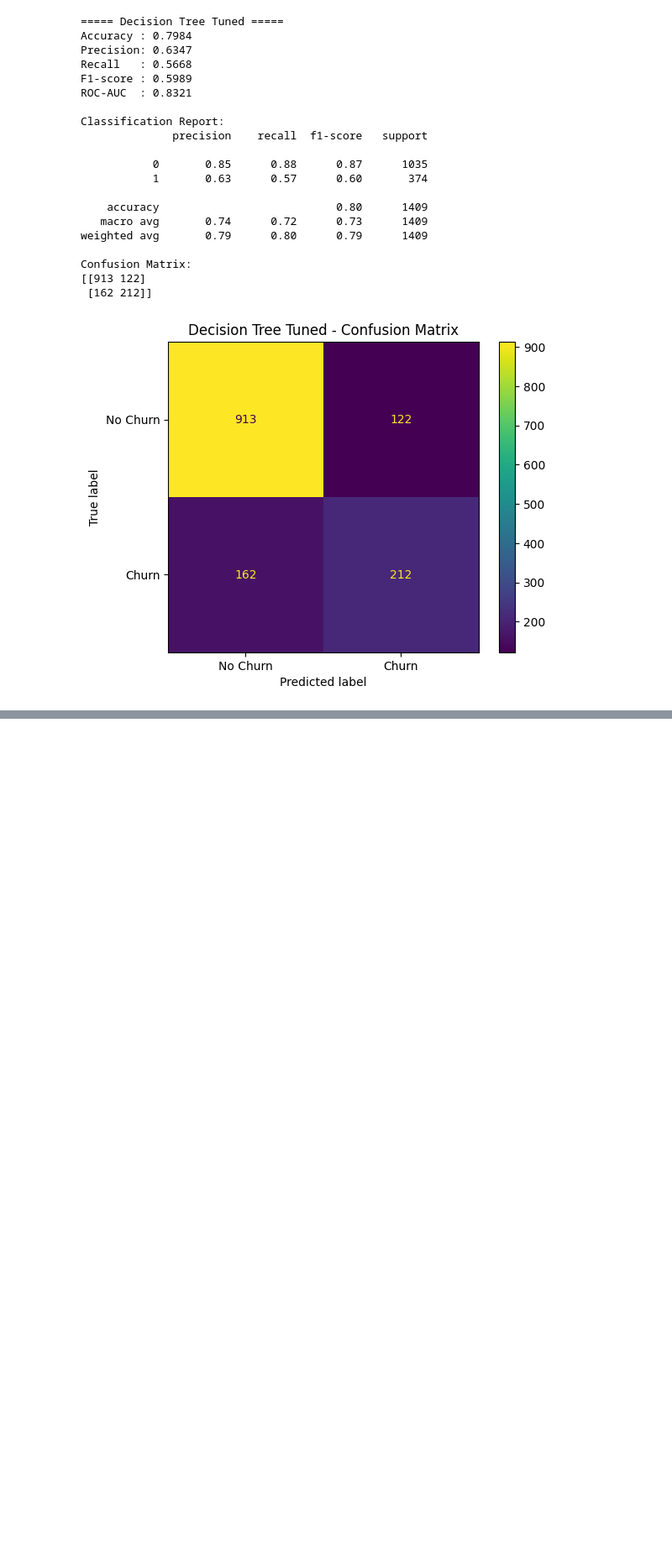
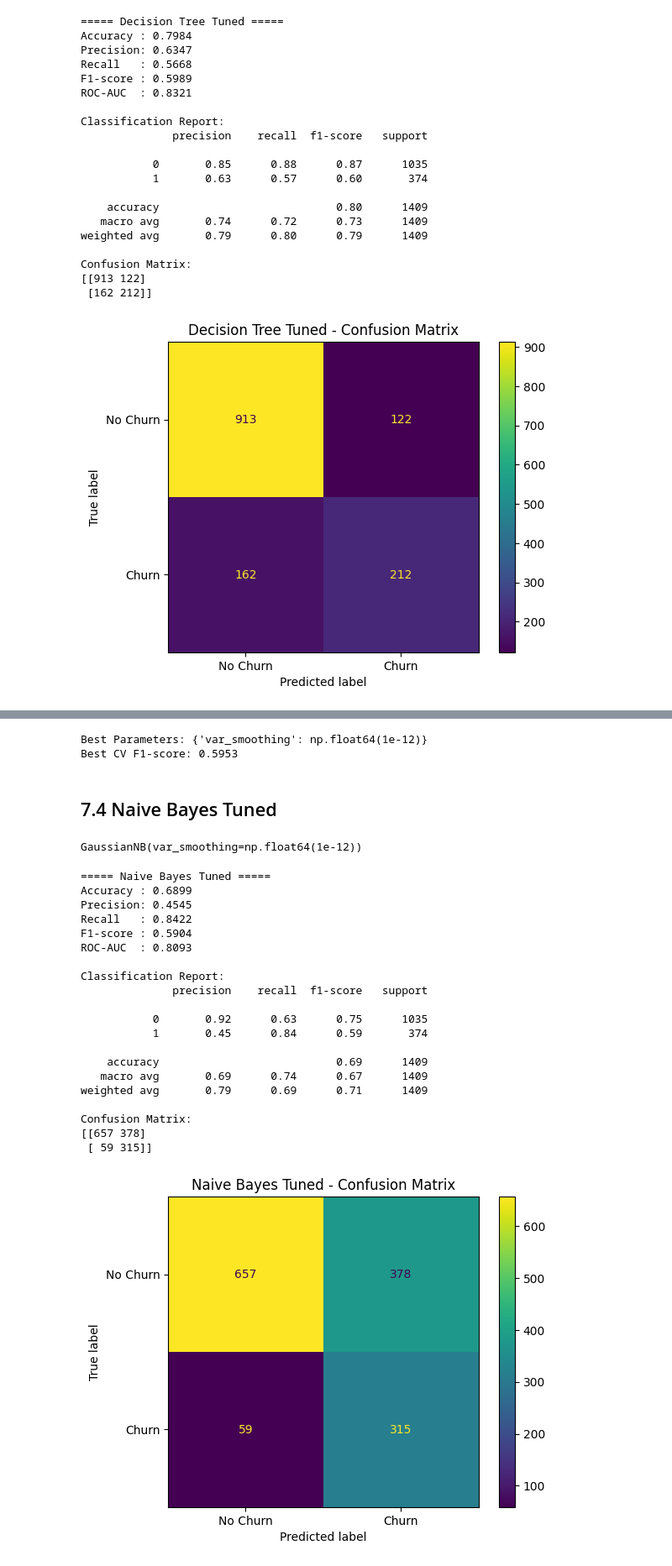
Before and after one commit to huynhthu214/Telco-Churn-DM, a Jupyter notebook: notebook/02_Modeling_Models.ipynb, the cells around one changed output, grey strips where cells are left out. Shown at 84% size. Saved outputs shown, nothing was run; the diff lists cells and outputs as text; code cells hidden in the pictures; blank space fills up the shorter version.

```diff
--- a/notebook/02_Modeling_Models.ipynb
+++ b/notebook/02_Modeling_Models.ipynb
@@ -752,0 +952,59 @@ Confusion Matrix:
+# %%
+param_grid_nb = {
+    "var_smoothing": np.logspace(-12, -6, 13)
+}
+
+grid_nb = GridSearchCV(
+    estimator=GaussianNB(),
+    param_grid=param_grid_nb,
+    scoring="f1",
+    cv=5,
+    n_jobs=-1
+)
+
+grid_nb.fit(X_train, y_train);
+# %%
+print("Best Parameters:", grid_nb.best_params_)
+print("Best CV F1-score:", round(grid_nb.best_score_, 4))
+# %% [output]
+Best Parameters: {'var_smoothing': np.float64(1e-12)}
+Best CV F1-score: 0.5953
+# %% [markdown]
+## 7.4 Naive Bayes Tuned
+# %%
+best_nb = grid_nb.best_estimator_
+print(best_nb)
+# %% [output]
+GaussianNB(var_smoothing=np.float64(1e-12))
+# %%
+y_predict_nb_tuned = best_nb.predict(X_test)
+y_prob_nb_tuned = best_nb.predict_proba(X_test)[:,1]
+# %%
+nb_tuned_result = evaluate_model(
+    y_test,
+    y_predict_nb_tuned,
+    y_prob_nb_tuned,
+    "Naive Bayes Tuned"
+)
+# %% [output]
+===== Naive Bayes Tuned =====
+Accuracy : 0.6899
+Precision: 0.4545
+Recall   : 0.8422
+F1-score : 0.5904
+ROC-AUC  : 0.8093
+
+Classification Report:
+              precision    recall  f1-score   support
+
+           0       0.92      0.63      0.75      1035
+           1       0.45      0.84      0.59       374
+
+    accuracy                           0.69      1409
+   macro avg       0.69      0.74      0.67      1409
+weighted avg       0.79      0.69      0.71      1409
+
+Confusion Matrix:
+[[657 378]
+ [ 59 315]]
+[figure, added]
```
Also changed, not shown: parts of 77 cells of this notebook.
